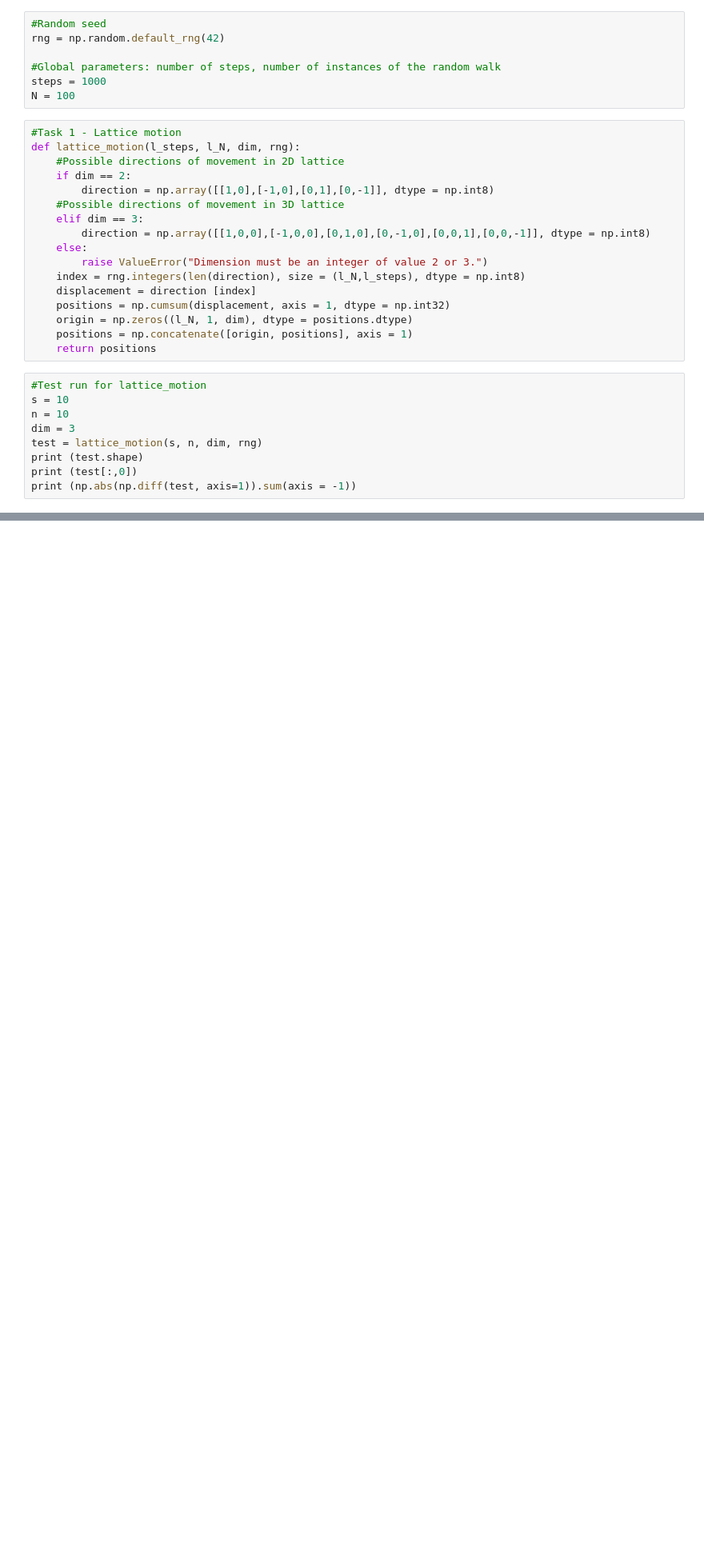
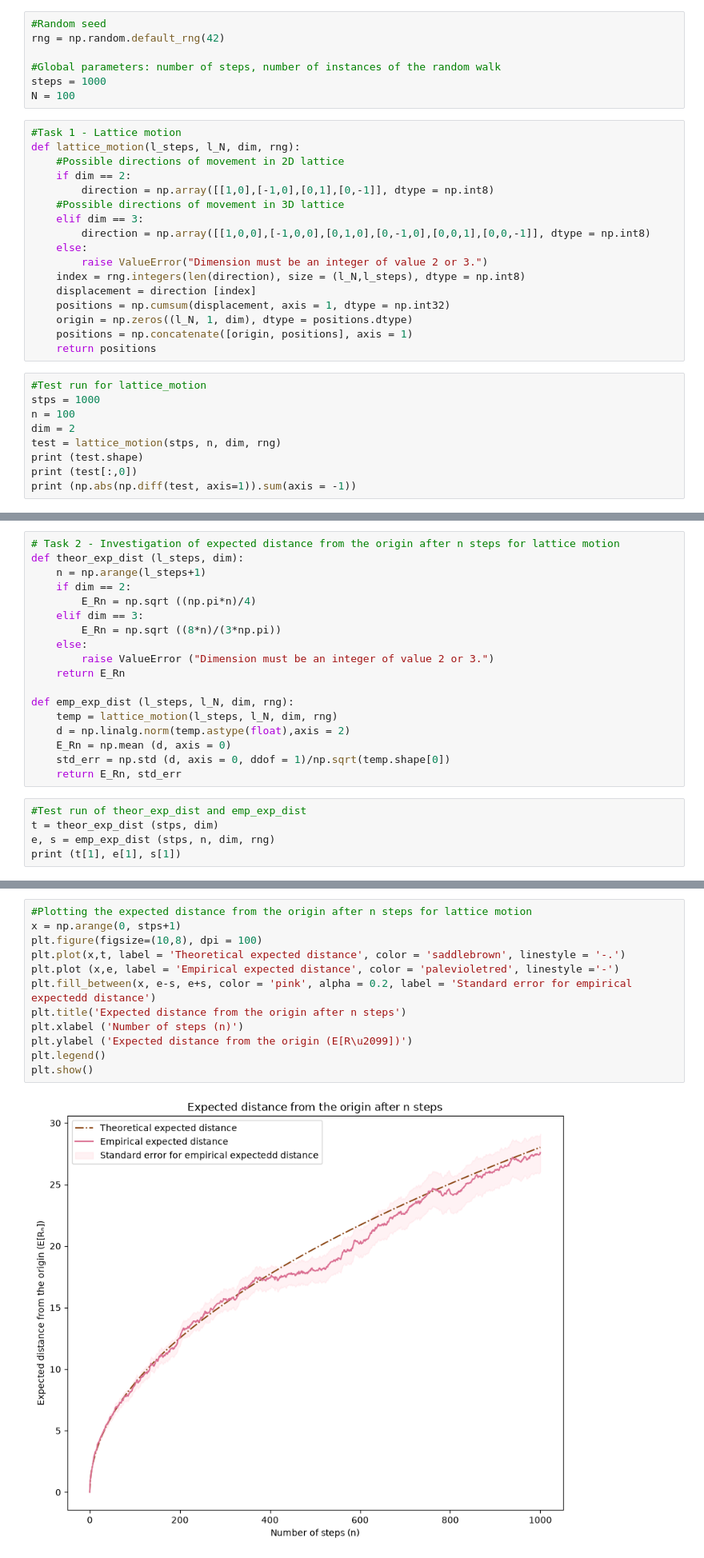
Before and after one commit to deimdavid0316-spec/Random_walk_simulation, a Jupyter notebook: rws.ipynb, the cells around one changed output, grey strips where cells are left out. Shown at 80% size. Saved outputs shown, nothing was run; the diff lists cells and outputs as text; blank space fills up the shorter version.

Commit message:
Task 2 with testing

```diff
--- a/rws.ipynb
+++ b/rws.ipynb
@@ -26,10 +27,10 @@ def lattice_motion(l_steps, l_N, dim, rng):
     return positions
 # %%
 #Test run for lattice_motion
-s = 10
-n = 10
-dim = 3
-test = lattice_motion(s, n, dim, rng)
+stps = 1000
+n = 100
+dim = 2
+test = lattice_motion(stps, n, dim, rng)
 print (test.shape)
 print (test[:,0])
 print (np.abs(np.diff(test, axis=1)).sum(axis = -1))
@@ -53,0 +55,23 @@ print (np.abs(np.diff(test, axis=1)).sum(axis = -1))
+# %%
+# Task 2 - Investigation of expected distance from the origin after n steps for lattice motion
+def theor_exp_dist (l_steps, dim):
+    n = np.arange(l_steps+1)
+    if dim == 2:
+        E_Rn = np.sqrt ((np.pi*n)/4)
+    elif dim == 3:
+        E_Rn = np.sqrt ((8*n)/(3*np.pi))
+    else:
+        raise ValueError ("Dimension must be an integer of value 2 or 3.")
+    return E_Rn
+
+def emp_exp_dist (l_steps, l_N, dim, rng):
+    temp = lattice_motion(l_steps, l_N, dim, rng)
+    d = np.linalg.norm(temp.astype(float),axis = 2)
+    E_Rn = np.mean (d, axis = 0)
+    std_err = np.std (d, axis = 0, ddof = 1)/np.sqrt(temp.shape[0])
+    return E_Rn, std_err
+# %%
+#Test run of theor_exp_dist and emp_exp_dist
+t = theor_exp_dist (stps, dim)
+e, s = emp_exp_dist (stps, n, dim, rng)
+print (t[1], e[1], s[1])
@@ -53,0 +80,14 @@ print (np.abs(np.diff(test, axis=1)).sum(axis = -1))
+# %%
+#Plotting the expected distance from the origin after n steps for lattice motion
+x = np.arange(0, stps+1)
+plt.figure(figsize=(10,8), dpi = 100)
+plt.plot(x,t, label = 'Theoretical expected distance', color = 'saddlebrown', linestyle = '-.')
+plt.plot (x,e, label = 'Empirical expected distance', color = 'palevioletred', linestyle ='-')
+plt.fill_between(x, e-s, e+s, color = 'pink', alpha = 0.2, label = 'Standard error for empirical expectedd distance')
+plt.title('Expected distance from the origin after n steps')
+plt.xlabel ('Number of steps (n)')
+plt.ylabel ('Expected distance from the origin (E[R\u2099])')
+plt.legend()
+plt.show()
+# %% [output]
+[figure, added]
```
Also changed, not shown: parts of 3 cells of this notebook.
